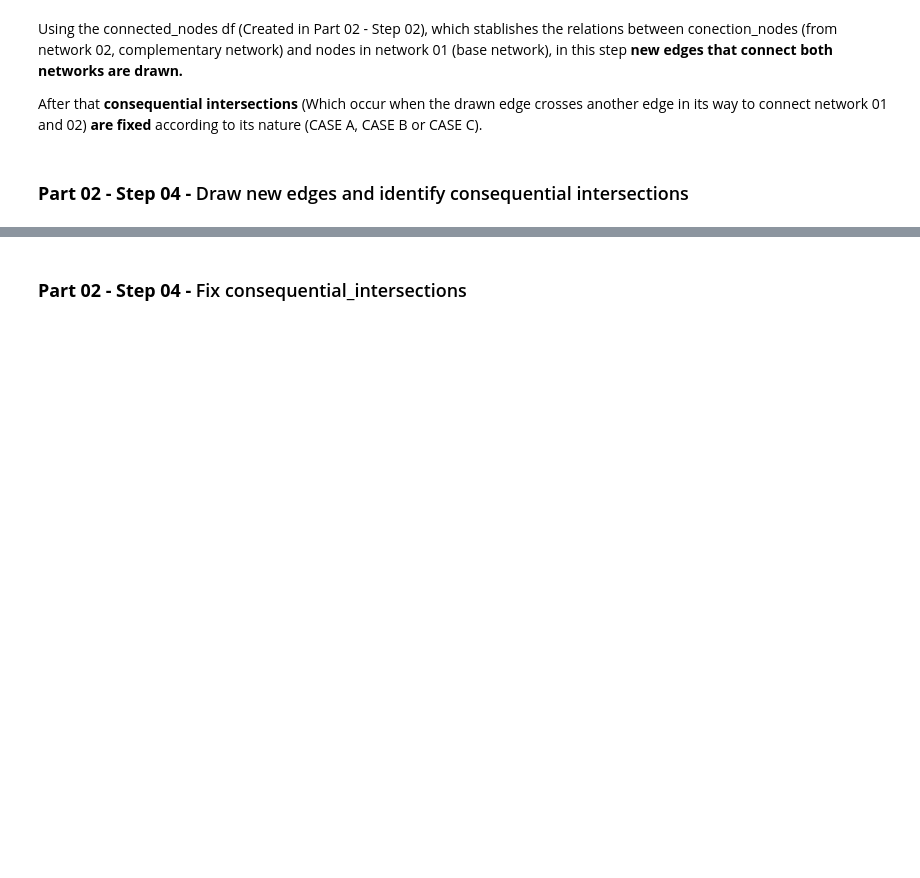
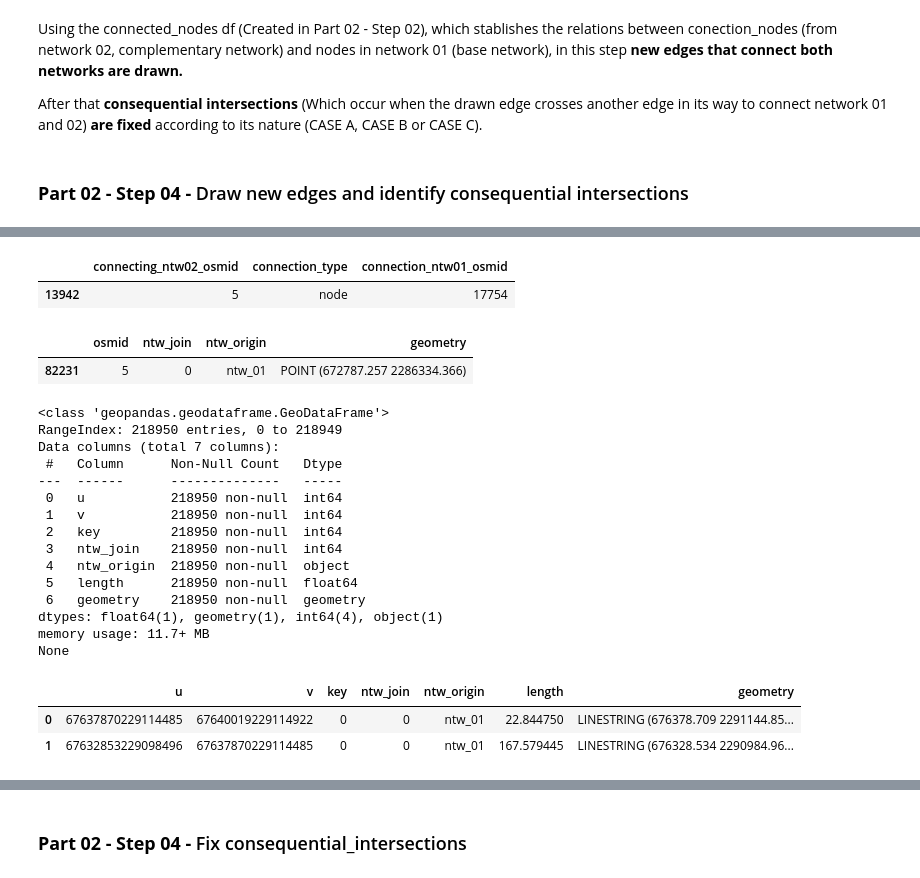
Before and after one commit to Observatorio-Ciudades/vref_walkability_index, a Jupyter notebook: notebooks/01_PL_04_Combine_networks.ipynb, the cells around one changed output, grey strips where cells are left out. Saved outputs shown, nothing was run; the diff lists cells and outputs as text; code cells hidden in the pictures; blank space fills up the shorter version.

```diff
--- a/notebooks/01_PL_04_Combine_networks.ipynb
+++ b/notebooks/01_PL_04_Combine_networks.ipynb
@@ -3236,7 +2852,7 @@ for idx, node in connecting_nodes.iterrows():
     cn_edge_distance = node.edge_distance
 
     # Development checks -----------------------------------
-    #osmid_checks = [1089,1090]
+    #checks = [13170]
     #if cn_osmid not in osmid_checks:
     #    continue
     #else:
@@ -3387,6 +3003,10 @@ for idx, node in connecting_nodes.iterrows():
                                         'edge_id':[cn_edge_id] # Edge id that is intersected (for 2.1 -- New nodes check)
                                        }
                                       )
+            if int(produced_osmid) == 17554:
+                print(f"connecting_ntw02_osmid: {int(cn_osmid)}.")
+                print(f"connection_ntw01_osmid: {int(produced_osmid)}.")
+
             gdf_temporal = gpd.GeoDataFrame(df_temporal, geometry='geometry', crs=projected_crs)
             # Force all datatypes to match the datatypes of the gdf to where the data will be merged
             dtypes_dict = connected_nodes.dtypes.to_dict() #Dict with TARGET dtypes
@@ -3440,7 +3060,7 @@ for idx, node in connecting_nodes.iterrows():
             continue # Next connecting_node
 
 # Final format (Set unique identifiers to int) to connected_nodes's columns
-a = """
+no_longer_needed = """ [SOLVED USING OUTPUT DTYPES MANAGEMENT AND REGISTRATION]
 connected_nodes['connecting_ntw02_osmid'] = connected_nodes['connecting_ntw02_osmid'].astype('int')
 connected_nodes['connection_ntw01_osmid'].fillna(value=0, inplace=True)# Existing connections do not register osmid, set to 0
 connected_nodes['connection_ntw01_osmid'] = connected_nodes['connection_ntw01_osmid'].astype('int')
@@ -3486,6 +3134,16 @@ if localsave_02_02:
 ## __Part 02 - Step 03 -__ Network concatenation
 # %% [markdown]
 This step __updates the base network__ (In order to include the new nodes created in order to join a contact_node and a base_edge) and __joins (concatenates) both network's nodes and edges__ into a single gdf each.
+# %%
+load_previous_step = False
+if load_previous_step:
+    # From Part02 - Step01
+    base_nodes_i = gpd.read_file(output_dir + "part02_step01_ntwsintersection/intersected_base_nodes.gpkg")
+    base_edges_i = gpd.read_file(output_dir + "part02_step01_ntwsintersection/intersected_base_edges.gpkg")
+    comp_nodes_i = gpd.read_file(output_dir + "part02_step01_ntwsintersection/intersected_comp_nodes.gpkg")
+    comp_edges_i = gpd.read_file(output_dir + "part02_step01_ntwsintersection/intersected_comp_edges.gpkg")
+    # From Part02 - Step02
+    intersection_nodes_2 = gpd.read_file(output_dir + "part02_step02_connectidentif/intersection_nodes_2.gpkg")
 # %% [markdown]
 ### __Part 02 - Step 03 -__ Re-update the network 01 (Base network)
 # %%
@@ -3645,7 +3393,7 @@ Using the connected_nodes df (Created in Part 02 - Step 02), which stablishes th
 
 After that __consequential intersections__ (Which occur when the drawn edge crosses another edge in its way to connect network 01 and 02) __are fixed__ according to its nature (CASE A, CASE B or CASE C).
 # %%
-load_previous_step = False
+load_previous_step = True
 if load_previous_step:
     # From Part02 - Step02
     connected_nodes = pd.read_csv(output_dir + "part02_step02_connectidentif/connected_nodes_df.csv")
@@ -4113,3 +3444,36 @@ joined_edges_concat.tail(2)"""
+# %%
+connected_nodes.loc[connected_nodes.connecting_ntw02_osmid==5]
+# %% [output]
+|  | connecting_ntw02_osmid | connection_type | connection_ntw01_osmid |
+| 13942 | 5 | node | 17754 |
+# %%
+concatenated_nodes.loc[concatenated_nodes.osmid==5]
+# %% [output]
+|  | osmid | ntw_join | ntw_origin | geometry |
+| 82231 | 5 | 0 | ntw_01 | POINT (672787.257 2286334.366) |
+# %%
+# Show
+print(concatenated_edges.info())
+concatenated_edges.head(2)
+# %% [output]
+<class 'geopandas.geodataframe.GeoDataFrame'>
+RangeIndex: 218950 entries, 0 to 218949
+Data columns (total 7 columns):
+ #   Column      Non-Null Count   Dtype
+---  ------      --------------   -----
+ 0   u           218950 non-null  int64
+ 1   v           218950 non-null  int64
+ 2   key         218950 non-null  int64
+ 3   ntw_join    218950 non-null  int64
+ 4   ntw_origin  218950 non-null  object
+ 5   length      218950 non-null  float64
+ 6   geometry    218950 non-null  geometry
+dtypes: float64(1), geometry(1), int64(4), object(1)
+memory usage: 11.7+ MB
+None
+|  | u | v | key | ntw_join | ntw_origin | length | geometry |
+| 0 | 67637870229114485 | 67640019229114922 | 0 | 0 | ntw_01 | 22.844750 | LINESTRING (676378.709 2291144.85... |
+| 1 | 67632853229098496 | 67637870229114485 | 0 | 0 | ntw_01 | 167.579445 | LINESTRING (676328.534 2290984.96... |
 # %%
 casetype_logs = False
 
```
Also changed, not shown: parts of 47 cells of this notebook, 1 other file.
